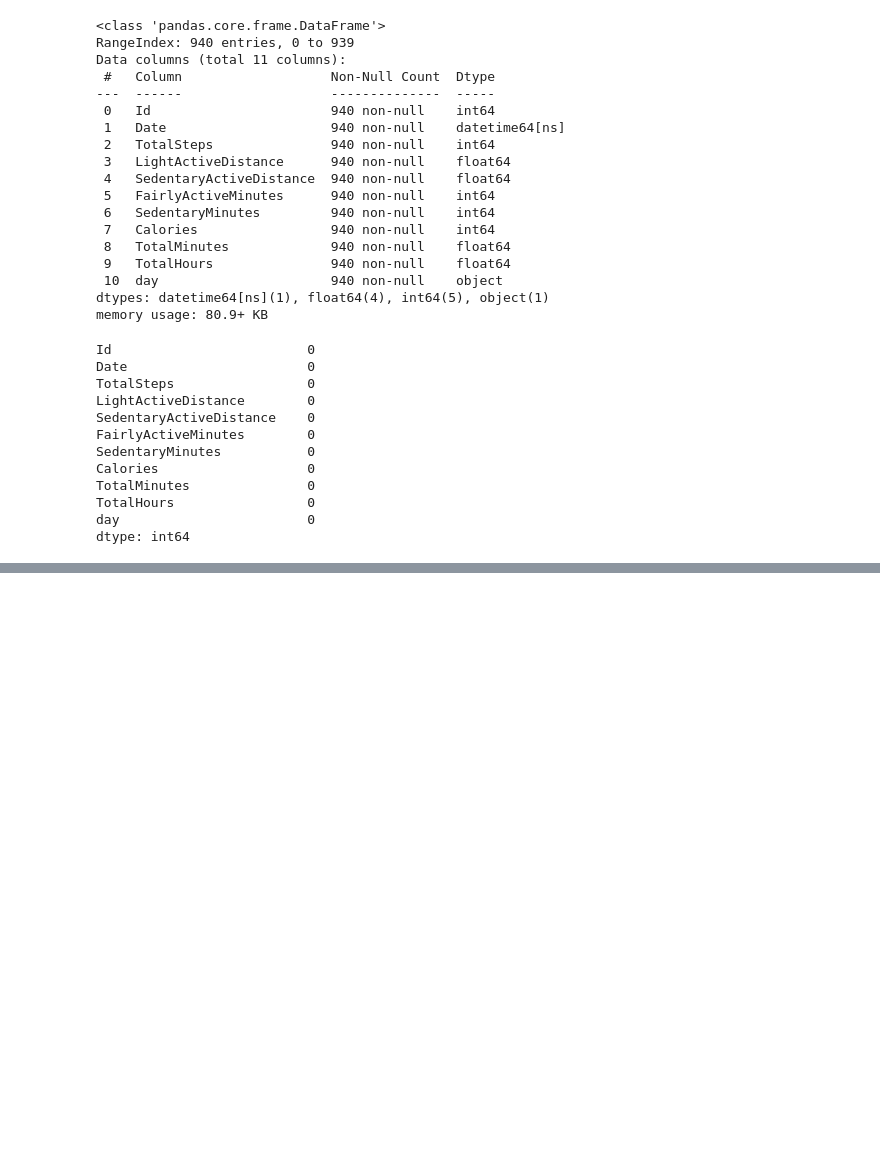
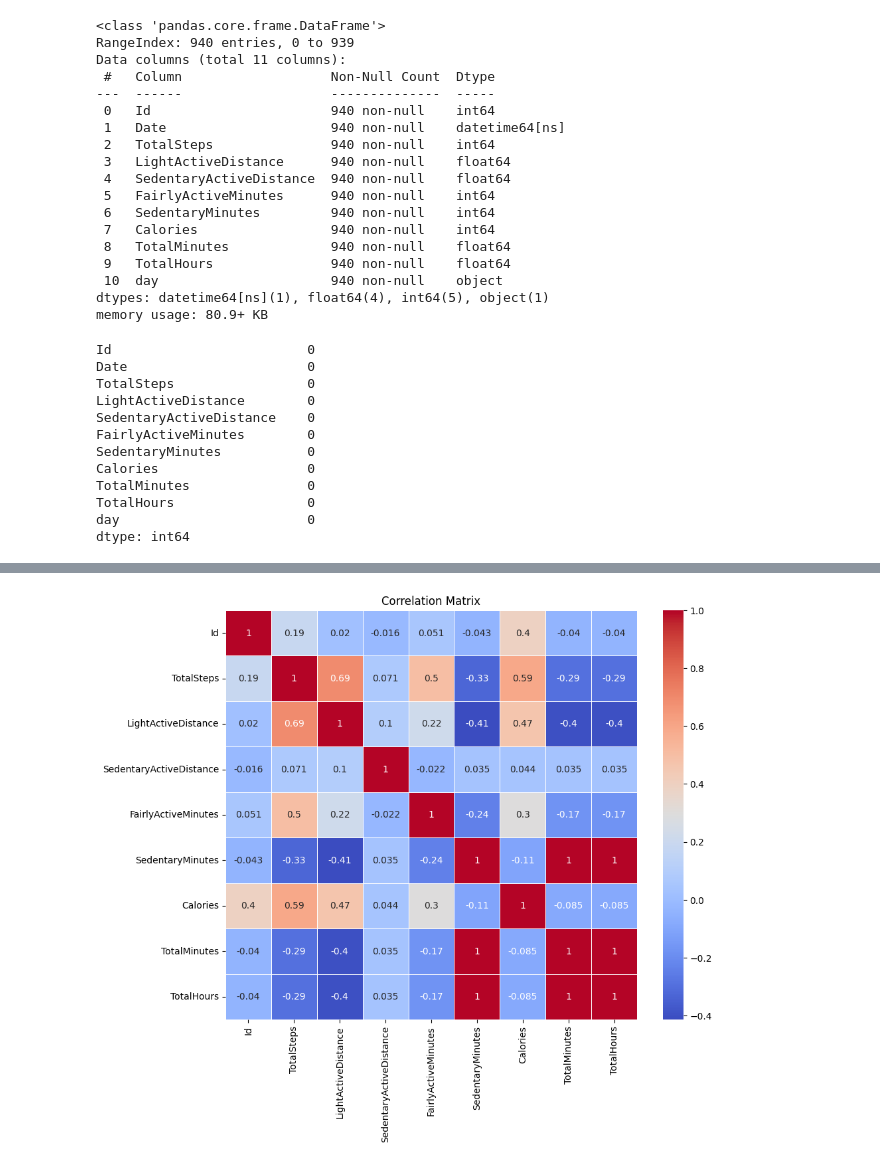
Before and after one commit to ahmedllshafiey/FitBit-Analysis, a Jupyter notebook: Bellabeat.ipynb, the cells around one changed output, grey strips where cells are left out. Cells and saved outputs as stored; diff of their text form; code cells hidden in the pictures; blank space fills up the shorter version.

Commit message:
// Contents: Analysis of Bellabeat's Fitness Data

```diff
--- a/Bellabeat.ipynb
+++ b/Bellabeat.ipynb
@@ -83,0 +101,15 @@ df.describe()
+# %%
+# Ensure df is defined and contains numeric data
+if 'df' in locals() or 'df' in globals():
+    numeric_df = df.select_dtypes(include=['number'])  # Select only numeric columns
+    if not numeric_df.empty:
+        plt.figure(figsize=(10, 8))  # Adjust the figure size
+        sns.heatmap(numeric_df.corr(), annot=True, cmap='coolwarm', linewidths=0.5)
+        plt.title('Correlation Matrix')
+        plt.show()
+    else:
+        print("DataFrame does not contain numeric columns for correlation.")
+else:
+    print("DataFrame 'df' is not defined.")
+# %% [output]
+[figure, added]
```
Also changed, not shown: parts of 3 cells of this notebook.
